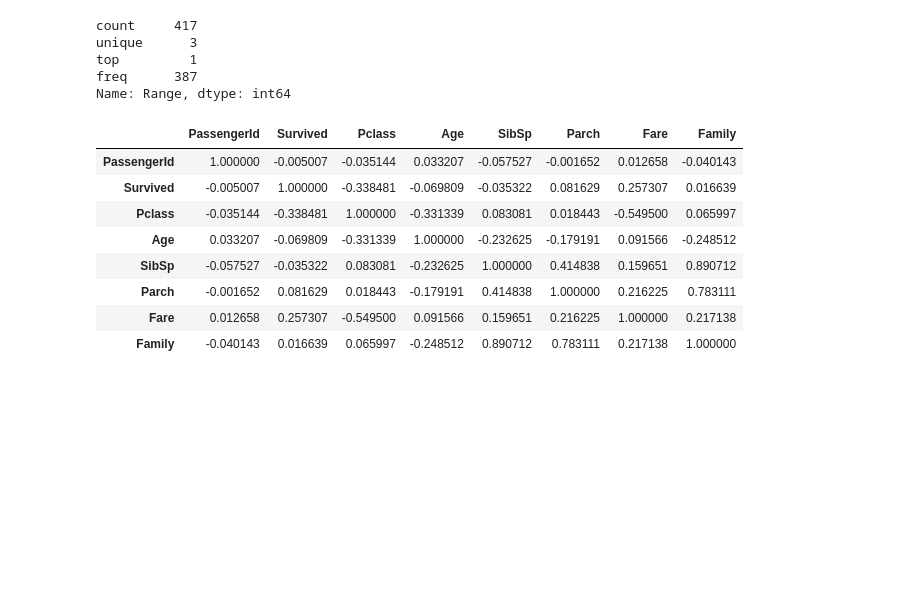
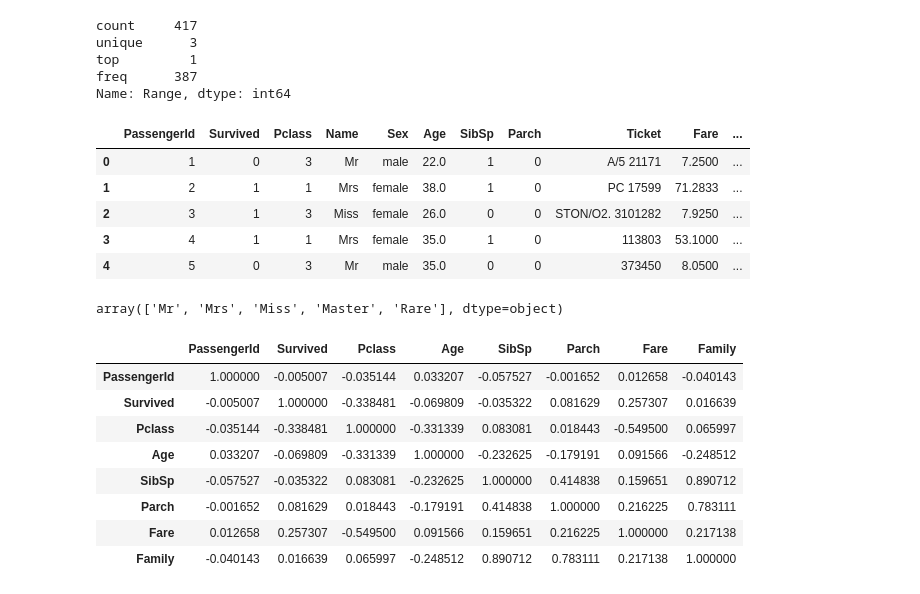
Before and after one commit to akshatsinghal92/Titanic-Analysis, a Jupyter notebook: Titanic.ipynb, the cells around one changed output. Drawn from its saved outputs; the diff is of its cells as text; code cells hidden in the pictures; blank space fills up the shorter version.

```diff
--- a/Titanic.ipynb
+++ b/Titanic.ipynb
@@ -282,6 +234,39 @@ train['Range'].fillna(value=5, inplace=True)
 
 test['Agebin'].fillna(value=5, inplace=True)
 test['Range'].fillna(value=5, inplace=True)
+# %%
+### REPLACING NAME WITH ONLY THEIR TITLES:
+
+train['Name']=train['Name'].map(lambda x:x.split(',')[1].split('.')[0].strip())
+test['Name']=test['Name'].map(lambda x:x.split(',')[1].split('.')[0].strip())
+train.head()
+# %% [output]
+|  | PassengerId | Survived | Pclass | Name | Sex | Age | SibSp | Parch | Ticket | Fare | ... |
+| 0 | 1 | 0 | 3 | Mr | male | 22.0 | 1 | 0 | A/5 21171 | 7.2500 | ... |
+| 1 | 2 | 1 | 1 | Mrs | female | 38.0 | 1 | 0 | PC 17599 | 71.2833 | ... |
+| 2 | 3 | 1 | 3 | Miss | female | 26.0 | 0 | 0 | STON/O2. 3101282 | 7.9250 | ... |
+| 3 | 4 | 1 | 1 | Mrs | female | 35.0 | 1 | 0 | 113803 | 53.1000 | ... |
+| 4 | 5 | 0 | 3 | Mr | male | 35.0 | 0 | 0 | 373450 | 8.0500 | ... |
+# %%
+### MAKING Name A CATEGORICAL VARIBLE WITH ONLY 4 CATEGORIES:
+
+train.Name.unique()
+
+train['Name'] = train['Name'].replace(['Lady', 'the Countess','Capt', 'Col','Don', 'Dr', 'Major', 'Rev', 'Sir', 'Jonkheer', 'Dona'], 'Rare')
+train['Name'] = train['Name'].replace('Mlle', 'Miss')
+train['Name'] = train['Name'].replace('Ms', 'Miss')
+train['Name'] = train['Name'].replace('Mme', 'Mrs')
+
+
+test['Name'] = test['Name'].replace(['Lady', 'the Countess','Capt', 'Col','Don', 'Dr', 'Major', 'Rev', 'Sir', 'Jonkheer', 'Dona'], 'Rare')
+test['Name'] = test['Name'].replace('Mlle', 'Miss')
+test['Name'] = test['Name'].replace('Ms', 'Miss')
+test['Name'] = test['Name'].replace('Mme', 'Mrs')
+
+train.head()
+train['Name'].unique()
+# %% [output]
+array(['Mr', 'Mrs', 'Miss', 'Master', 'Rare'], dtype=object)
 # %%
 train.corr()
 # %% [output]
```
Also changed, not shown: parts of 31 cells of this notebook.
